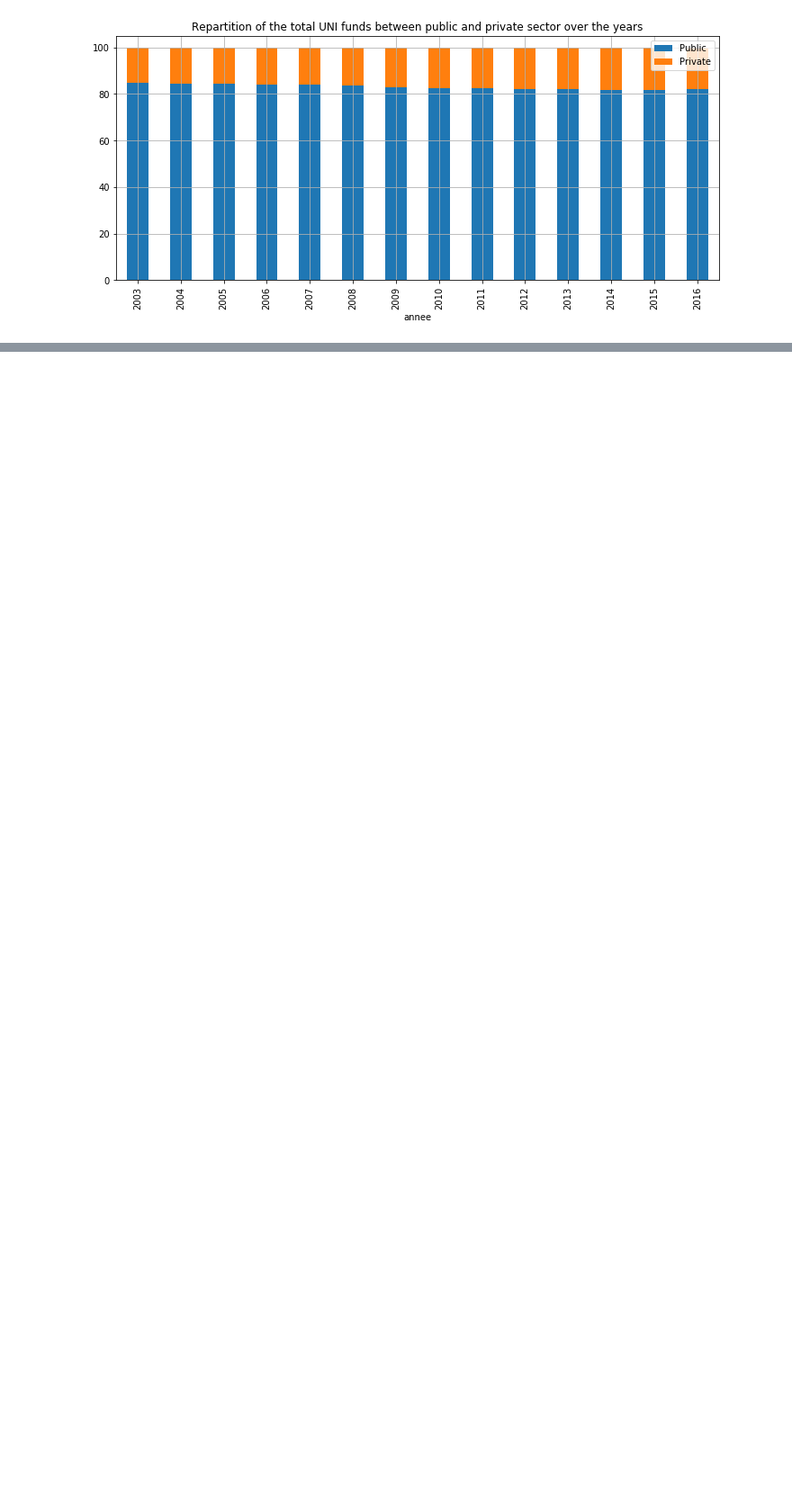
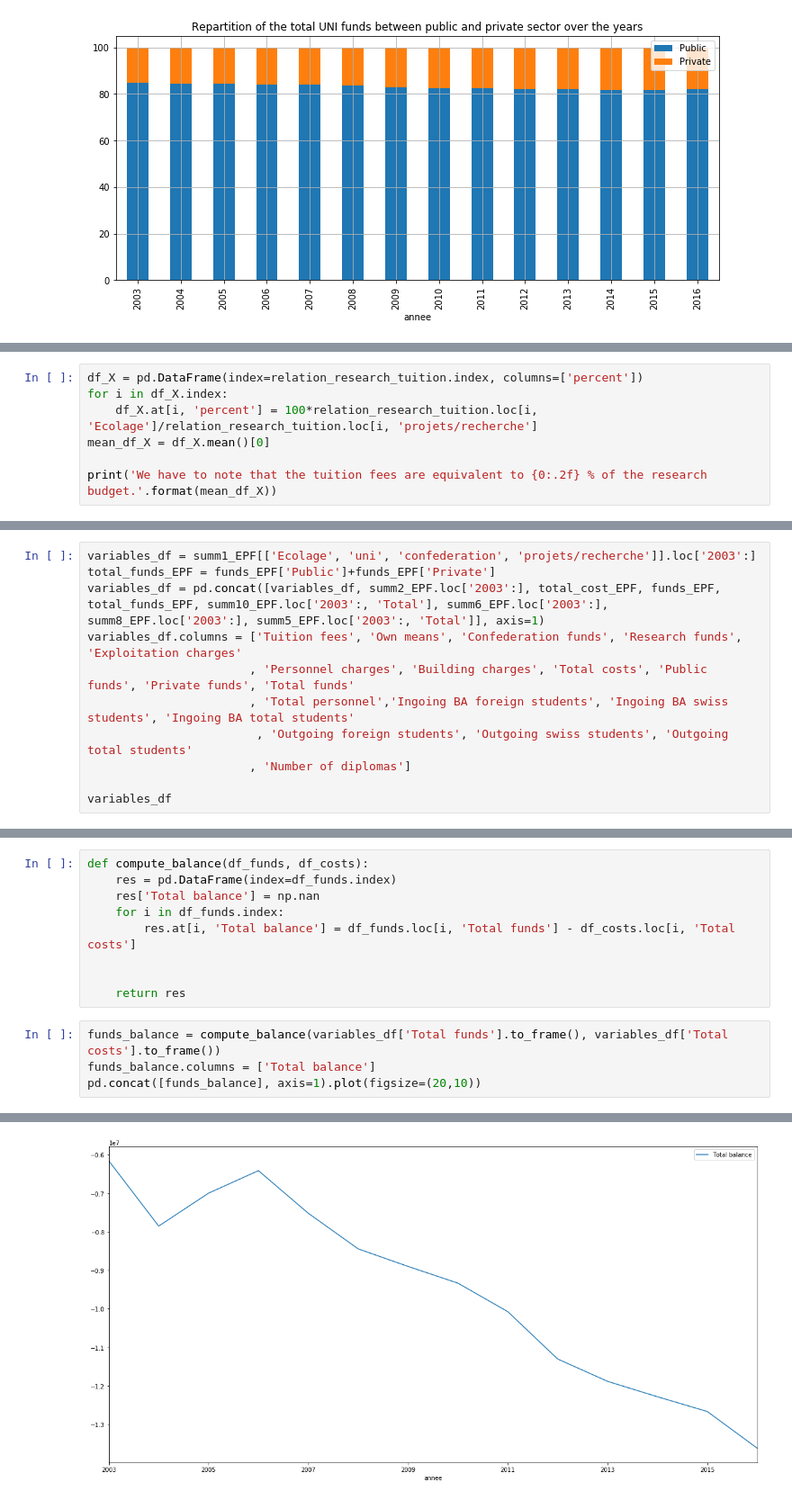
Before and after one commit to emlg/ada, a Jupyter notebook: Project/Project-Milestone-2.ipynb, the cells around one changed output, grey strips where cells are left out. Shown at 90% size. Saved outputs shown, nothing was run; the diff lists cells and outputs as text; blank space fills up the shorter version.

Commit message:
avancée sur la balance éco.

```diff
--- a/Project/Project-Milestone-2.ipynb
+++ b/Project/Project-Milestone-2.ipynb
@@ -1296,0 +1362,7 @@ What we can pull out of these plots is that private funds hold a much more impor
+# %%
+df_X = pd.DataFrame(index=relation_research_tuition.index, columns=['percent'])
+for i in df_X.index:
+    df_X.at[i, 'percent'] = 100*relation_research_tuition.loc[i, 'Ecolage']/relation_research_tuition.loc[i, 'projets/recherche']
+mean_df_X = df_X.mean()[0]
+
+print('We have to note that the tuition fees are equivalent to {0:.2f} % of the research budget.'.format(mean_df_X))
@@ -1296,0 +1375,11 @@ What we can pull out of these plots is that private funds hold a much more impor
+# %%
+variables_df = summ1_EPF[['Ecolage', 'uni', 'confederation', 'projets/recherche']].loc['2003':]
+total_funds_EPF = funds_EPF['Public']+funds_EPF['Private']
+variables_df = pd.concat([variables_df, summ2_EPF.loc['2003':], total_cost_EPF, funds_EPF, total_funds_EPF, summ10_EPF.loc['2003':, 'Total'], summ6_EPF.loc['2003':], summ8_EPF.loc['2003':], summ5_EPF.loc['2003':, 'Total']], axis=1)
+variables_df.columns = ['Tuition fees', 'Own means', 'Confederation funds', 'Research funds', 'Exploitation charges'
+                       , 'Personnel charges', 'Building charges', 'Total costs', 'Public funds', 'Private funds', 'Total funds'
+                       , 'Total personnel','Ingoing BA foreign students', 'Ingoing BA swiss students', 'Ingoing BA total students'
+                        , 'Outgoing foreign students', 'Outgoing swiss students', 'Outgoing total students'
+                       , 'Number of diplomas']
+
+variables_df
@@ -1296,0 +1403,14 @@ What we can pull out of these plots is that private funds hold a much more impor
+# %%
+def compute_balance(df_funds, df_costs):
+    res = pd.DataFrame(index=df_funds.index)
+    res['Total balance'] = np.nan
+    for i in df_funds.index:
+        res.at[i, 'Total balance'] = df_funds.loc[i, 'Total funds'] - df_costs.loc[i, 'Total costs']
+
+
+    return res
+# %%
+funds_balance = compute_balance(variables_df['Total funds'].to_frame(), variables_df['Total costs'].to_frame())
+funds_balance.columns = ['Total balance']
+pd.concat([funds_balance], axis=1).plot(figsize=(20,10))
+# %% [output]
@@ -1296,0 +1418 @@ What we can pull out of these plots is that private funds hold a much more impor
+[figure, added]
```
Also changed, not shown: parts of 24 cells of this notebook, 1 other file.
